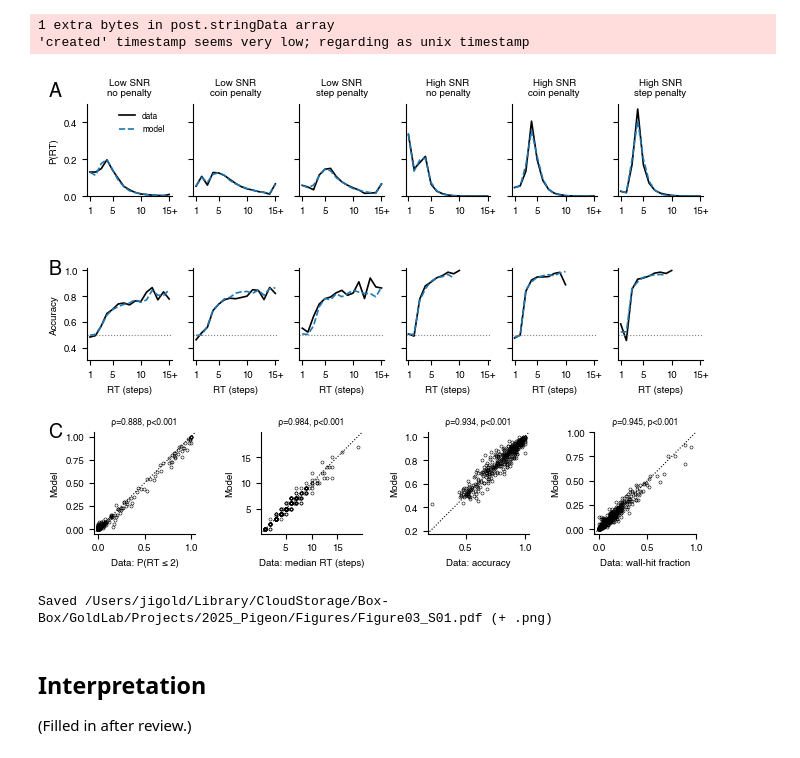
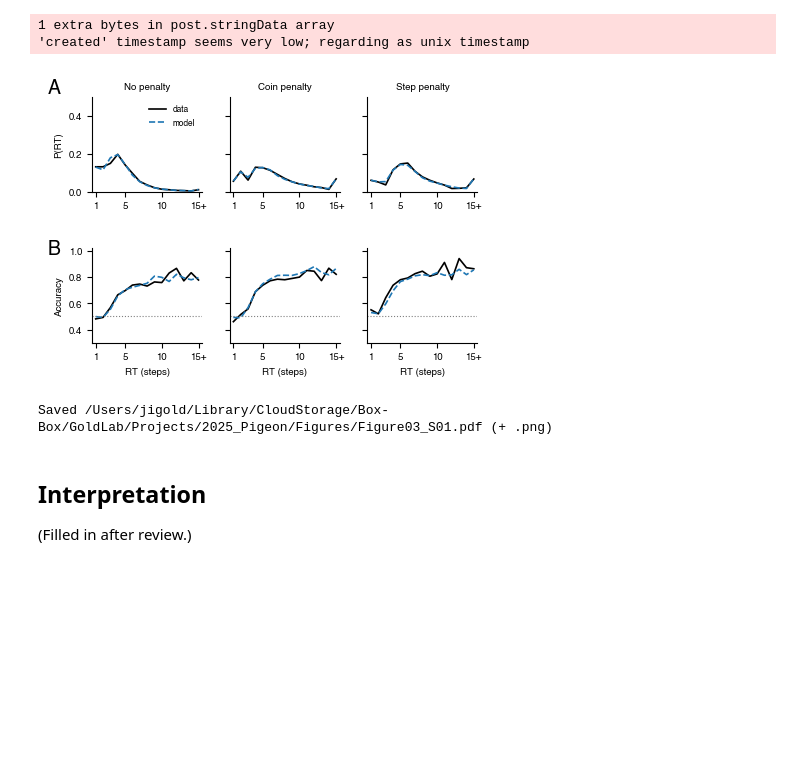
Before and after one commit to TheGoldLab/ms_2026_kalburge_etal_elife, a Jupyter notebook: notebooks/Figure03S01_modelFitQuality.ipynb, the cells around one changed output. Cells and saved outputs as stored; diff of their text form; code cells hidden in the pictures; blank space fills up the shorter version.

Commit message:
get_commit_hazard_table; Figure03S01 trimmed to OL blocks 1-3 (RT and accuracy); Figure03S02: commit hazard vs. constant-bound alternatives
Co-Authored-By: Claude Opus 5.5 <noreply@anthropic.com>

```diff
--- a/notebooks/Figure03S01_modelFitQuality.ipynb
+++ b/notebooks/Figure03S01_modelFitQuality.ipynb
@@ -45,14 +44,17 @@ PROCESSED = Path('../data/processed')
 # %%
 SIM_REPS = 5
 SIM_SEED = 11
-BLOCKS = ['B1', 'B2', 'B3', 'B4', 'B5', 'B6']
-BLOCK_TITLES = {'B1': 'Low SNR\nno penalty', 'B2': 'Low SNR\ncoin penalty', 'B3': 'Low SNR\nstep penalty',
-                'B4': 'High SNR\nno penalty', 'B5': 'High SNR\ncoin penalty', 'B6': 'High SNR\nstep penalty'}
+BLOCKS = ['B1', 'B2', 'B3']   # OL low-SNR blocks, as in the other Figure 3 supplements
+BLOCK_TITLES = {'B1': 'No penalty', 'B2': 'Coin penalty', 'B3': 'Step penalty'}
 
+# Fit and simulate on all six blocks (the fits are joint across a subject's blocks); show 1-3.
 trials = get_stopping_model_trials('OL', [1, 2, 3, 4, 5, 6])
+fits_all = pd.read_pickle(PROCESSED / 'stopping_fits_main.pkl')
+fits_all = fits_all[fits_all.task == 'OL']
 fits = pd.read_pickle(PROCESSED / 'stopping_fits_main.pkl')
-fits = fits[fits.task == 'OL']
-sim = simulate_stopping_data_table(trials, fits, group_col='condition', num_reps=SIM_REPS,
+fits = fits[(fits.task == 'OL') & fits.group.isin(BLOCKS)]
+trials = trials[trials.condition.isin(BLOCKS)]
+sim = simulate_stopping_data_table(trials, fits_all, group_col='condition', num_reps=SIM_REPS,
                                    rng=np.random.default_rng(SIM_SEED))
 l_limit = get_plateau_at_limit(fits)
 print(f'{len(trials):,} real trials, {len(sim):,} simulated; {fits.subject_index.nunique()} subjects, '
@@ -115,15 +95,10 @@ FS = 7
 plt.rcParams.update({'font.size': FS, 'axes.labelsize': FS, 'axes.titlesize': FS, **FONT_RC})
 MODEL = 'tab:blue'
 
-fig = plt.figure(figsize=(17 * CM, 13 * CM))
-outer = gridspec.GridSpec(3, 1, figure=fig, hspace=0.75, height_ratios=[1, 1, 1.1],
-                          left=0.07, right=0.99, bottom=0.08, top=0.92)
-row1 = gridspec.GridSpecFromSubplotSpec(1, 6, subplot_spec=outer[0], wspace=0.25)
-row2 = gridspec.GridSpecFromSubplotSpec(1, 6, subplot_spec=outer[1], wspace=0.25)
-row3 = gridspec.GridSpecFromSubplotSpec(1, 4, subplot_spec=outer[2], wspace=0.45)
-ax_rt = [fig.add_subplot(row1[i]) for i in range(6)]
-ax_acc = [fig.add_subplot(row2[i]) for i in range(6)]
-ax_st = [fig.add_subplot(row3[i]) for i in range(4)]
+fig = plt.figure(figsize=(11 * CM, 8 * CM))
+gs = gridspec.GridSpec(2, 3, figure=fig, hspace=0.6, wspace=0.25, left=0.1, right=0.99, bottom=0.12, top=0.9)
+ax_rt = [fig.add_subplot(gs[0, i]) for i in range(3)]
+ax_acc = [fig.add_subplot(gs[1, i]) for i in range(3)]
 
 for bi, b in enumerate(BLOCKS):
     r, s = trials[trials.condition == b], sim[sim.condition == b]
@@ -131,52 +106,37 @@ for bi, b in enumerate(BLOCKS):
     ax.plot(rt_ax, _rt_dist(r), 'k-', lw=1.2, label='data')
     ax.plot(rt_ax, _rt_dist(s), '--', color=MODEL, lw=1.2, label='model')
     ax.set_title(BLOCK_TITLES[b])
     ax.set_ylim(0, 0.5)
     ax = ax_acc[bi]
     ax.plot(rt_ax, _acc_by_rt(r), 'k-', lw=1.2)
     ax.plot(rt_ax, _acc_by_rt(s), '--', color=MODEL, lw=1.2)
     ax.axhline(0.5, color='0.5', ls=':', lw=0.8)
     ax.set_ylim(0.3, 1.02)
     ax.set_xlabel('RT (steps)')
     for a in (ax_rt[bi], ax_acc[bi]):
         a.set_xlim(0.5, MAX_RT + 0.5)
         a.set_xticks([1, 5, 10, 15])
         a.set_xticklabels(['1', '5', '10', '15+'])  # last bin: RT >= 15
         if bi > 0:
             a.set_yticklabels([])
 ax_rt[0].set_ylabel('P(RT)')
 ax_acc[0].set_ylabel('Accuracy')
 ax_rt[0].legend(fontsize=6, frameon=False, loc='upper right')
 
-for ax, name in zip(ax_st, STAT_NAMES):
-    x, y = stats_real[name], stats_sim[name].reindex(stats_real.index)
-    lo, hi = min(x.min(), y.min()), max(x.max(), y.max())
-    pad = 0.05 * (hi - lo)
-    ax.plot([lo - pad, hi + pad], [lo - pad, hi + pad], 'k:', lw=0.8)
-    ax.plot(x, y, 'ko', mfc='none', ms=2.2, mew=0.4)
-    ax.set_xlim(lo - pad, hi + pad)
-    ax.set_ylim(lo - pad, hi + pad)
-    ax.set_aspect('equal')
-    ax.set_xlabel(f'Data: {name[0].lower() + name[1:] if not name.startswith("P(") else name}')
-    ax.set_ylabel('Model')
-    rho, p = scipy.stats.spearmanr(x, y)
-    ax.set_title(f'ρ={rho:.3f}, p{"<0.001" if p < 0.001 else f"={p:.3f}"}', fontsize=6)
-
-for ax in ax_rt + ax_acc + ax_st:
+for ax in ax_rt + ax_acc:
     ax.spines[['top', 'right']].set_visible(False)
-add_panel_label(ax_rt[0], 'A', dx=-0.45, dy=1.25)
-add_panel_label(ax_acc[0], 'B', dx=-0.45, dy=1.1)
-add_panel_label(ax_st[0], 'C', dx=-0.45, dy=1.1)
+add_panel_label(ax_rt[0], 'A', dx=-0.4, dy=1.2)
+add_panel_label(ax_acc[0], 'B', dx=-0.4, dy=1.1)
 
 out = FIGURES_DIR / 'Figure03_S01.pdf'
 fig.savefig(out, dpi=300, bbox_inches='tight')
 fig.savefig(out.with_suffix('.png'), dpi=300, bbox_inches='tight')
 plt.show()
 print(f'Saved {out} (+ .png)')
 # %% [output]
 1 extra bytes in post.stringData array
 'created' timestamp seems very low; regarding as unix timestamp
-[figure, old version]
+[figure, new version]
 Saved /Users/jigold/Library/CloudStorage/Box-Box/GoldLab/Projects/2025_Pigeon/Figures/Figure03_S01.pdf (+ .png)
 # %% [markdown]
 ## Interpretation
```
Also changed, not shown: parts of 3 cells of this notebook, 3 other files.
